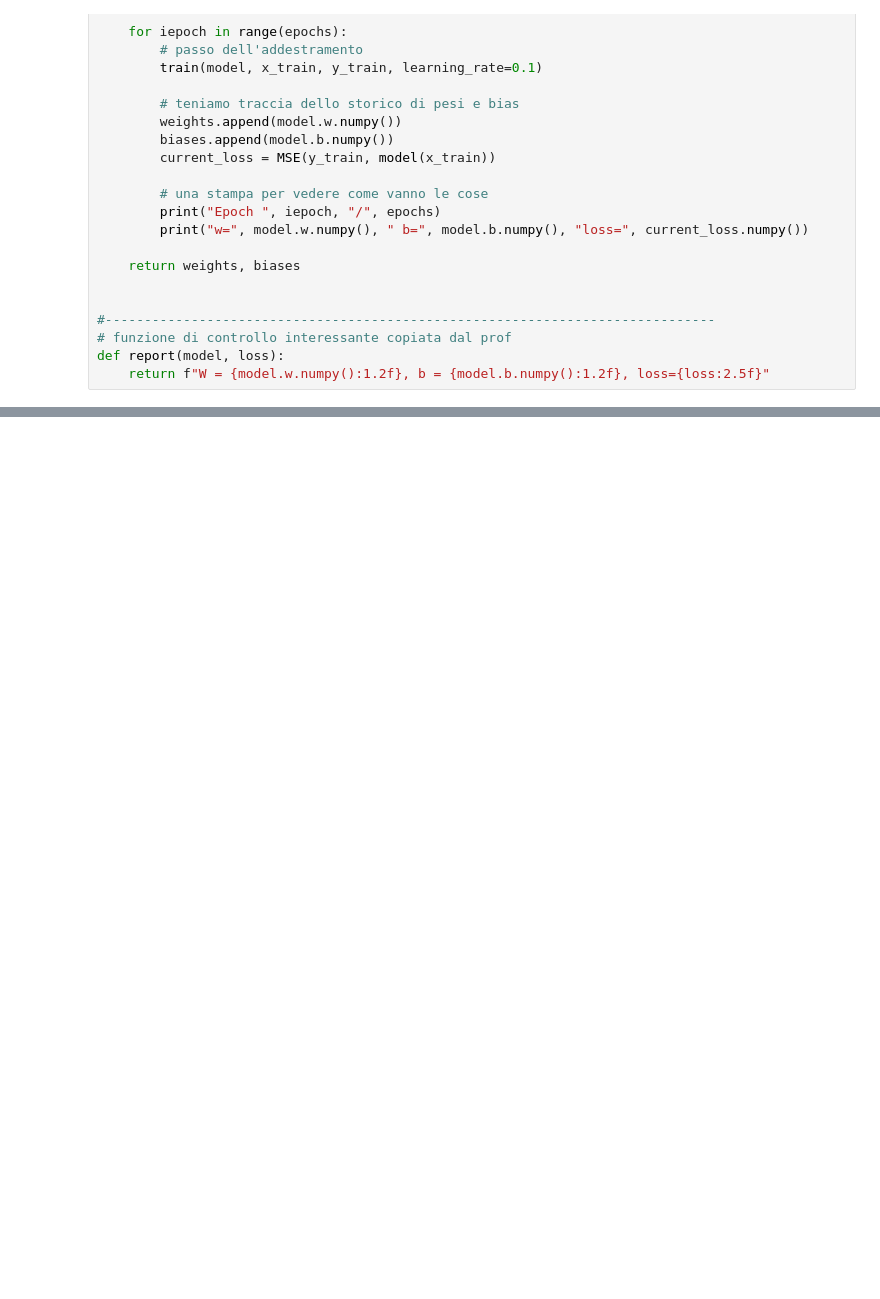
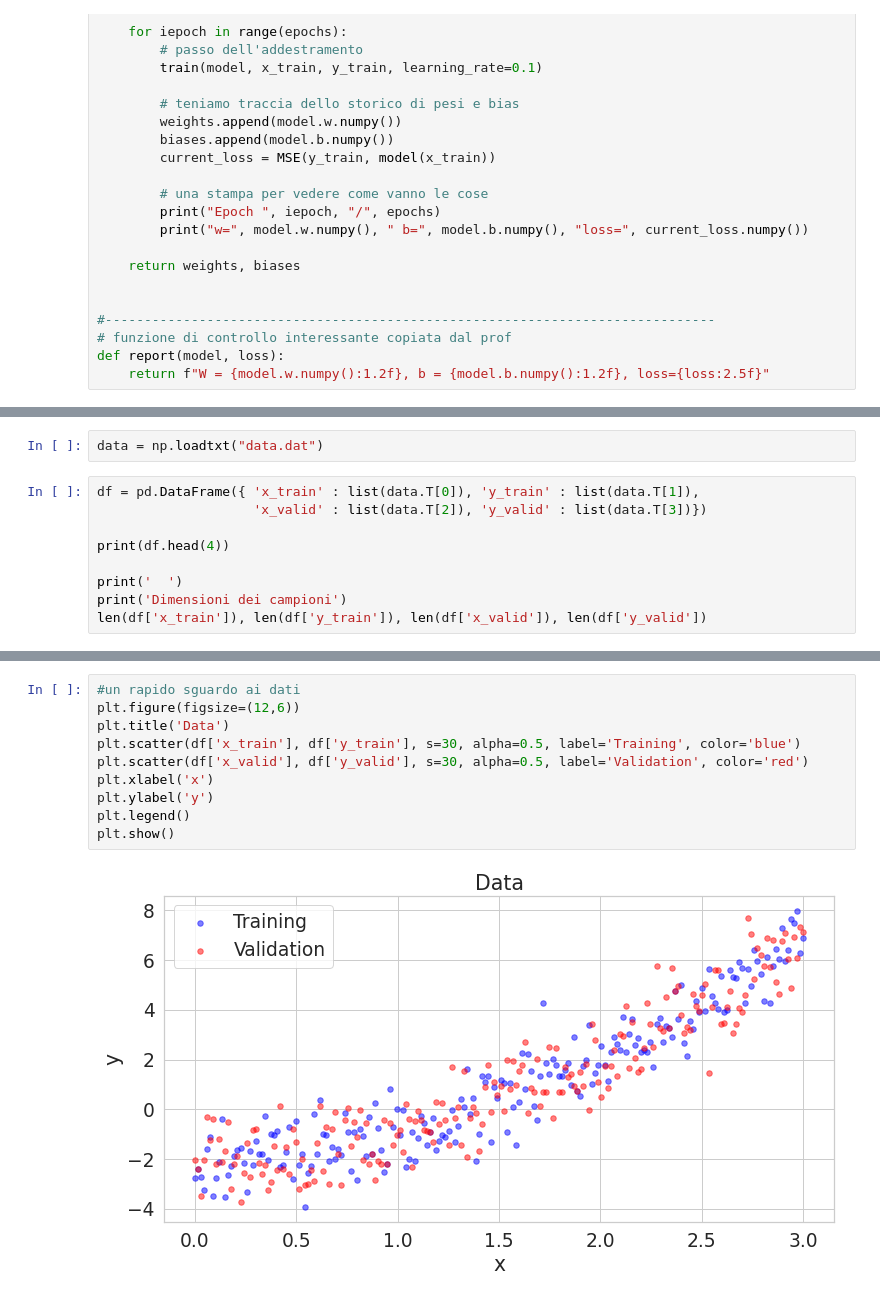
Before and after one commit to MatteoRobbiati/DeepLearning, a Jupyter notebook: Lab_03/Ex03.ipynb, the cells around one changed output, grey strips where cells are left out. Cells and saved outputs as stored; diff of their text form; blank space fills up the shorter version.

```diff
--- a/Lab_03/Ex03.ipynb
+++ b/Lab_03/Ex03.ipynb
@@ -411,0 +415,11 @@ plt.show()
+# %%
+data = np.loadtxt("data.dat")
+# %%
+df = pd.DataFrame({ 'x_train' : list(data.T[0]), 'y_train' : list(data.T[1]),
+                    'x_valid' : list(data.T[2]), 'y_valid' : list(data.T[3])})
+
+print(df.head(4))
+
+print('  ')
+print('Dimensioni dei campioni')
+len(df['x_train']), len(df['y_train']), len(df['x_valid']), len(df['y_valid'])
@@ -411,0 +435,12 @@ plt.show()
+# %%
+#un rapido sguardo ai dati
+plt.figure(figsize=(12,6))
+plt.title('Data')
+plt.scatter(df['x_train'], df['y_train'], s=30, alpha=0.5, label='Training', color='blue')
+plt.scatter(df['x_valid'], df['y_valid'], s=30, alpha=0.5, label='Validation', color='red')
+plt.xlabel('x')
+plt.ylabel('y')
+plt.legend()
+plt.show()
+# %% [output]
+[figure, added]
```
Also changed, not shown: parts of 19 cells of this notebook, 1 other file.
